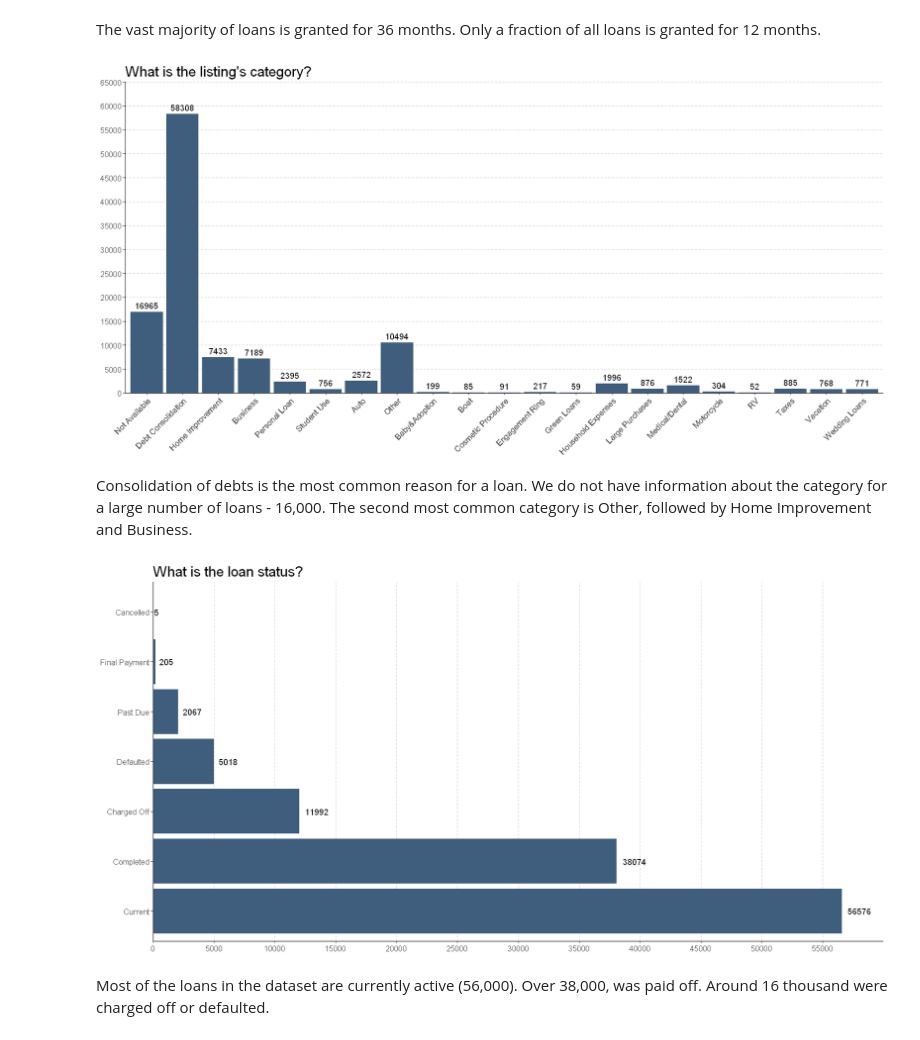
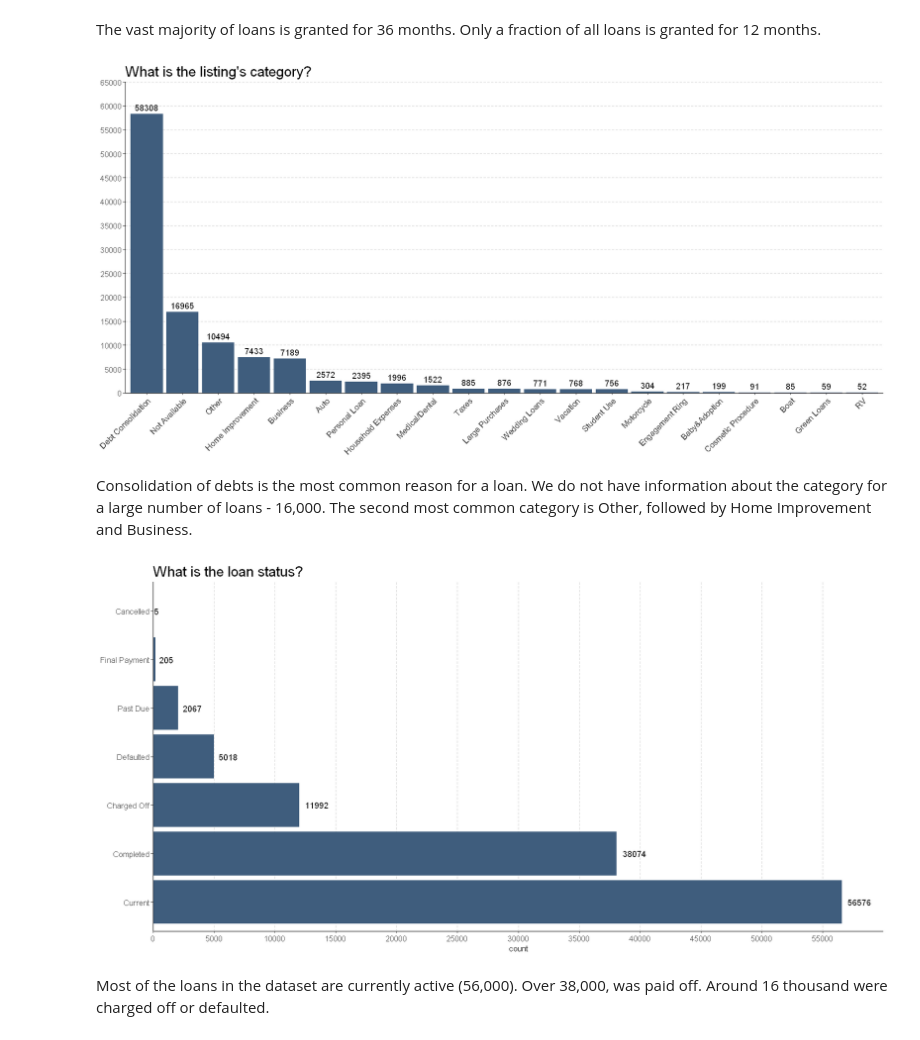
Before and after one commit to BarbaraStempien/DA--Loan-Data-from-Prosper, a Jupyter notebook: analysis.ipynb, the cells around one changed output. Drawn from its saved outputs; the diff is of its cells as text; code cells hidden in the pictures.

```diff
--- a/analysis.ipynb
+++ b/analysis.ipynb
@@ -609,7 +629,7 @@ listing_category <- df %>% count(df$ListingCategory) %>%
                     setNames(.,c("category", "count"))
 
 # plot listing category
-ggplot(listing_category, aes(x = category, y = count)) +
+ggplot(listing_category, aes(x =  reorder(category, -count), y = count)) +
   geom_bar(fill = "#3F5D7D", stat = "identity") +
   geom_text(aes(label = count), vjust = -0.5) +
   labs(title = "What is the listing's category?") +
@@ -621,30 +641,30 @@ ggplot(listing_category, aes(x = category, y = count)) +
         axis.text.x = element_text(angle = 45, hjust = 1, size=10),
         panel.grid.major.y = element_line(color="#d3d3d3", linetype = "dashed", size=0.5))
 # %% [output]
-[figure, old version]
+[figure, new version]
 # %% [markdown]
 Consolidation of debts is the most common reason for a loan. We do not have information about the category for a large number of loans - 16,000. The second most common category is Other, followed by Home Improvement and Business.
 # %%
 # Loan Status
 loan_status <- df %>% count(df$LoanStatus) %>%
                 setNames(.,c("status", "count")) %>%
                 arrange(desc(count))
 
 # plot loan status
 ggplot(loan_status, aes(x = status, y = count)) +
   geom_bar(fill = "#3F5D7D", stat = "identity") +
   geom_text(aes(label = count), hjust = -0.25) +
   labs(title = "What is the loan status?") +
   scale_y_continuous(limits = c(0,60000), breaks = seq(0, 55000, 5000), expand = c(0,0)) +
   theme(plot.title = element_text(size = 18),
-        axis.title.x = element_blank(),
+        axis.title.x = element_text(size=10),
         axis.title.y = element_blank(),
         axis.text.y = element_text(size=10),
         axis.text.x = element_text(size=10),
         panel.grid.major.x = element_line(color="#d3d3d3", linetype = "dashed", size=0.5)) +
   rotate()
 # %% [output]
-[figure, old version]
+[figure, new version]
 # %% [markdown]
 Most of the loans in the dataset are currently active (56,000). Over 38,000, was paid off. Around 16 thousand were charged off or defaulted.
 # %%
```
Also changed, not shown: parts of 35 cells of this notebook, 2 other files.
